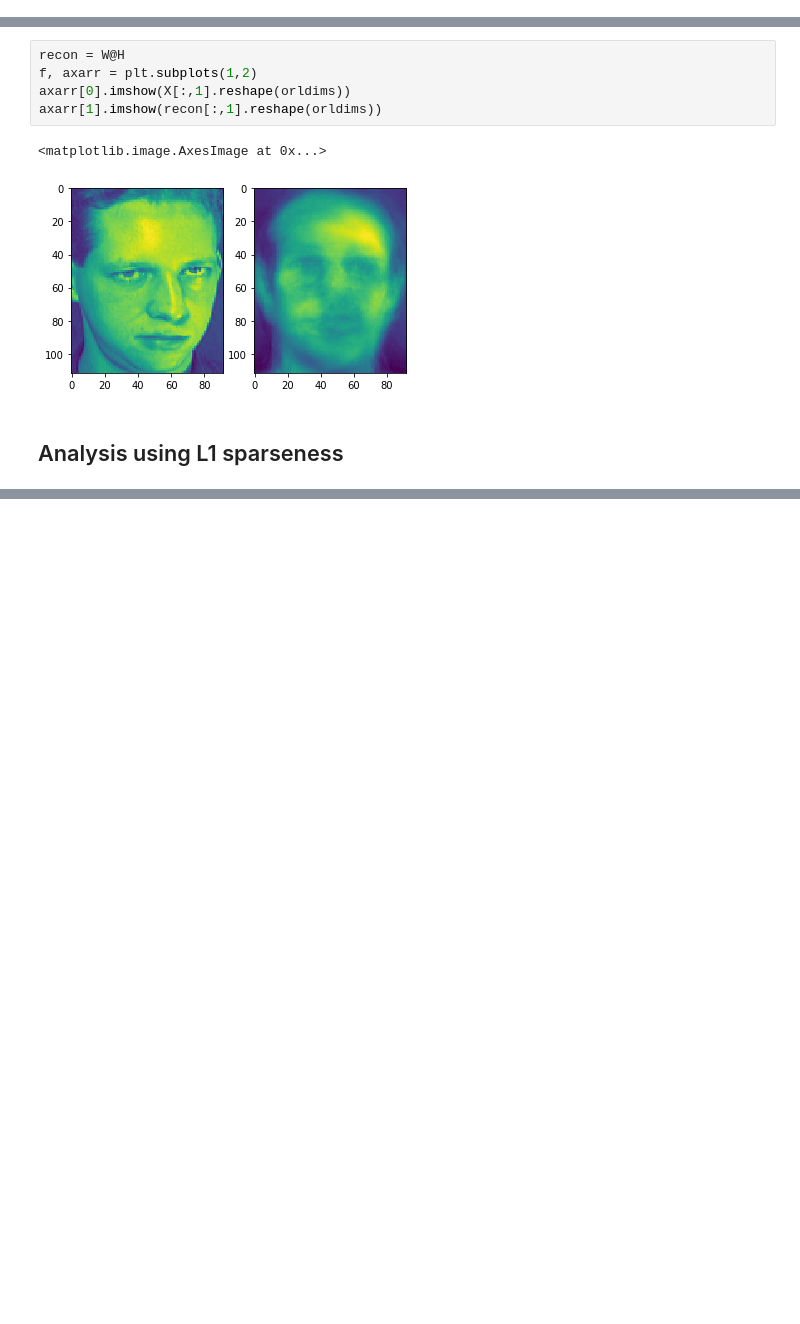
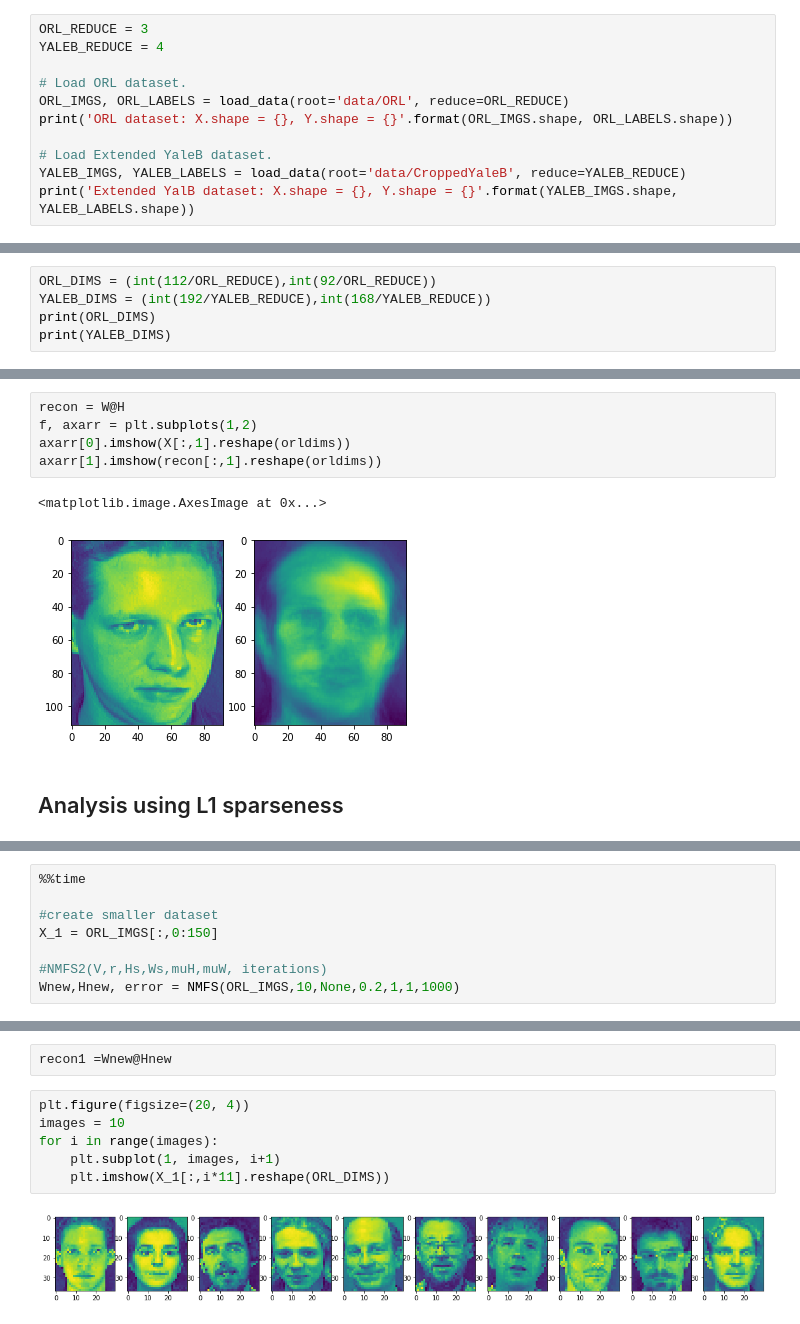
Before and after one commit to j-macdonald/advml2019, a Jupyter notebook: multiplicative_updates_algorithms.ipynb, the cells around one changed output, grey strips where cells are left out. Saved outputs shown, nothing was run; the diff lists cells and outputs as text; blank space fills up the shorter version.

```diff
--- a/multiplicative_updates_algorithms.ipynb
+++ b/multiplicative_updates_algorithms.ipynb
@@ -282,0 +353,11 @@ yalebdims = (192,168)
+# %%
+ORL_REDUCE = 3
+YALEB_REDUCE = 4
+
+# Load ORL dataset.
+ORL_IMGS, ORL_LABELS = load_data(root='data/ORL', reduce=ORL_REDUCE)
+print('ORL dataset: X.shape = {}, Y.shape = {}'.format(ORL_IMGS.shape, ORL_LABELS.shape))
+
+# Load Extended YaleB dataset.
+YALEB_IMGS, YALEB_LABELS = load_data(root='data/CroppedYaleB', reduce=YALEB_REDUCE)
+print('Extended YalB dataset: X.shape = {}, Y.shape = {}'.format(YALEB_IMGS.shape, YALEB_LABELS.shape))
@@ -282,0 +380,5 @@ yalebdims = (192,168)
+# %%
+ORL_DIMS = (int(112/ORL_REDUCE),int(92/ORL_REDUCE))
+YALEB_DIMS = (int(192/YALEB_REDUCE),int(168/YALEB_REDUCE))
+print(ORL_DIMS)
+print(YALEB_DIMS)
@@ -331,0 +434,8 @@ plt.plot(range(0,len(error)),error)
+# %%
+%%time
+
+#create smaller dataset
+X_1 = ORL_IMGS[:,0:150]
+
+#NMFS2(V,r,Hs,Ws,muH,muW, iterations)
+Wnew,Hnew, error = NMFS(ORL_IMGS,10,None,0.2,1,1,1000)
@@ -331,0 +461,10 @@ plt.plot(range(0,len(error)),error)
+# %%
+recon1 =Wnew@Hnew
+# %%
+plt.figure(figsize=(20, 4))
+images = 10
+for i in range(images):
+    plt.subplot(1, images, i+1)
+    plt.imshow(X_1[:,i*11].reshape(ORL_DIMS))
+# %% [output]
+[figure, added]
```
Also changed, not shown: parts of 28 cells of this notebook.
